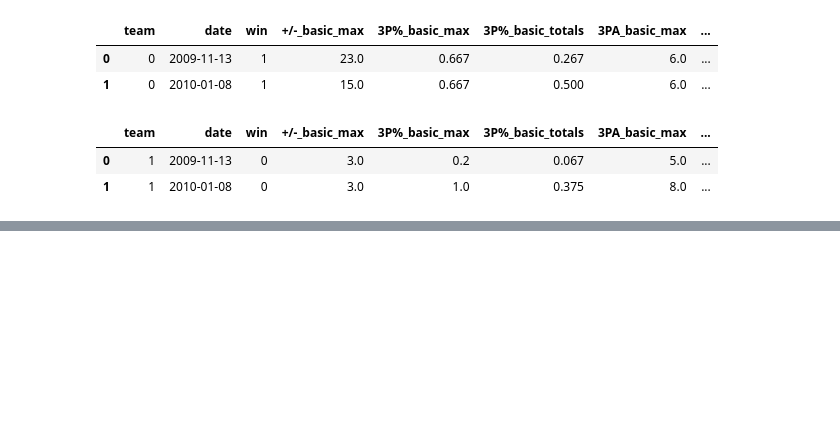
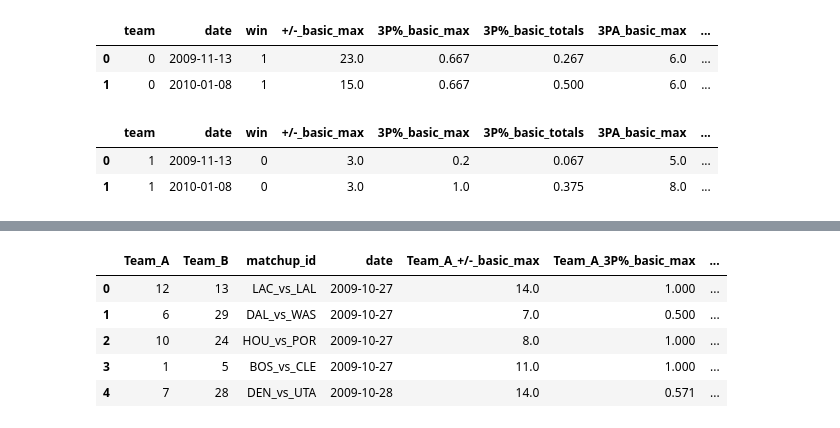
Before and after one commit to sarmad-21/nba_predictive_model, a Jupyter notebook: feature_engineering.ipynb, the cells around one changed output, grey strips where cells are left out. Cells and saved outputs as stored; diff of their text form; code cells hidden in the pictures; blank space fills up the shorter version.

```diff
--- a/feature_engineering.ipynb
+++ b/feature_engineering.ipynb
@@ -245,24 +227,0 @@ df[df['next_matchup_date'].isna()].shape
-# %%
-'''
-all_columns = df.columns.tolist()
-binary_cols = [col for col in df.columns if df[col].nunique() == 2]
-exclude_cols = set(binary_cols + ['Team_A', 'Team_B', 'date', 'matchup_id'])
-dCors = []
-for col in all_columns:
-    if col not in exclude_cols:
-        distance_correlation = dcor.distance_correlation(df[col].astype(float), df['Team_A_win_next'].astype(float))
-        dCors.append((col, distance_correlation))
-
-dCors.sort(key=lambda x: x[1], reverse=True)
-
-for col, dcor_value in dCors:
-    print(f'dCor({col}, Team_A_win_next): {dcor_value:.4f}')
-
-dCors = [(col, dcor_val) for col, dcor_val in dCors if dcor_val >= 0.03]
-selected_cols = [col for col, dcor_val in dCors]
-final_cols = set(binary_cols + selected_cols + ['Team_A', 'Team_B', 'date', 'matchup_id'])
-df = df[list(final_cols)]
-df.head(4)
-'''
-
-## look at df nan vals for rebounding rolling 5 etc
@@ -270,0 +336,10 @@ df.head(4)
+# %%
+df = df.dropna(subset=['Team_A_win_next']).reset_index(drop=True)
+df.head(5)
+# %% [output]
+|  | Team_A | Team_B | matchup_id | date | Team_A_+/-_basic_max | Team_A_3P%_basic_max | ... |
+| 0 | 12 | 13 | LAC_vs_LAL | 2009-10-27 | 14.0 | 1.000 | ... |
+| 1 | 6 | 29 | DAL_vs_WAS | 2009-10-27 | 7.0 | 0.500 | ... |
+| 2 | 10 | 24 | HOU_vs_POR | 2009-10-27 | 8.0 | 1.000 | ... |
+| 3 | 1 | 5 | BOS_vs_CLE | 2009-10-27 | 11.0 | 1.000 | ... |
+| 4 | 7 | 28 | DEN_vs_UTA | 2009-10-28 | 14.0 | 0.571 | ... |
```
Also changed, not shown: parts of 32 cells of this notebook, 2 other files.
